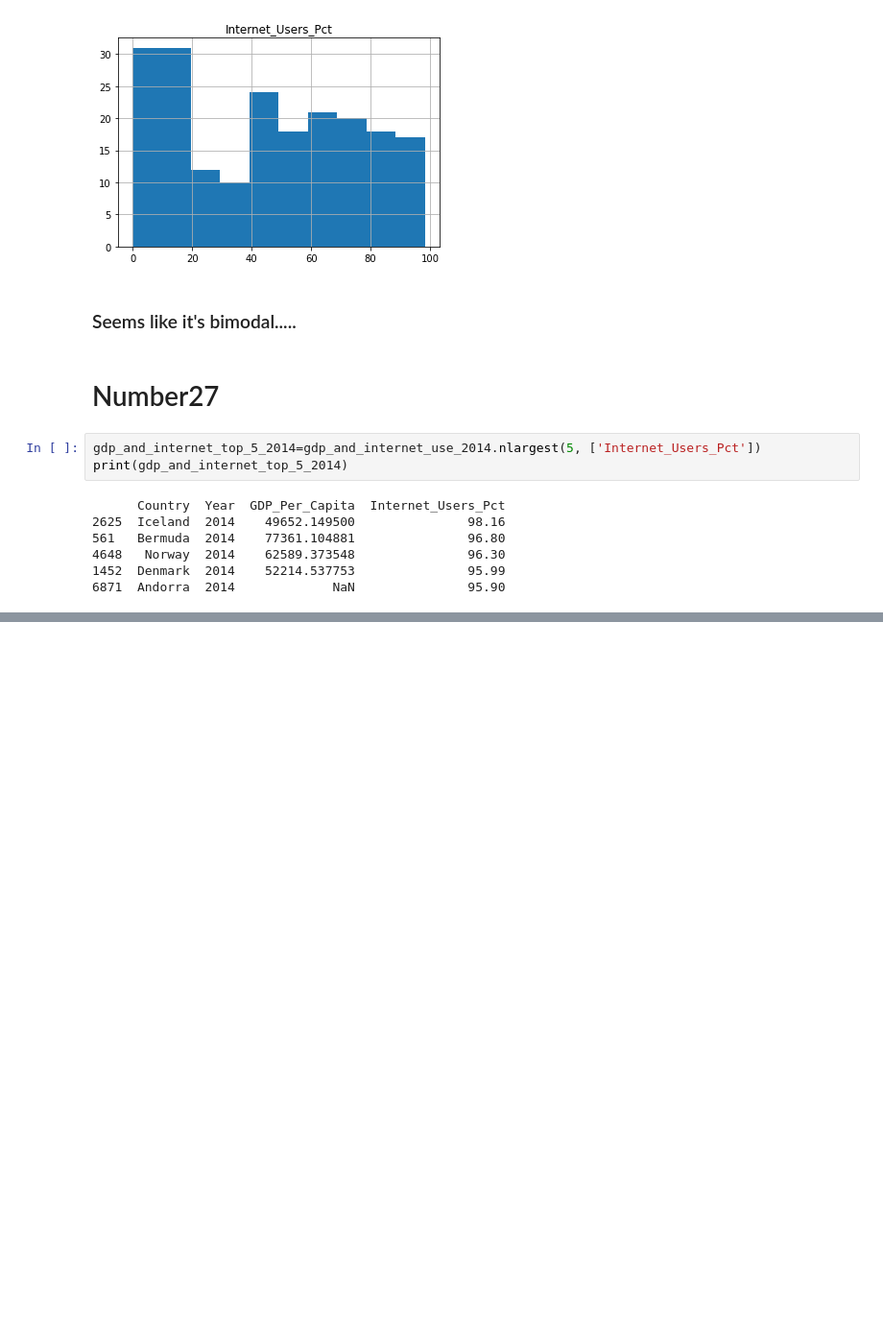
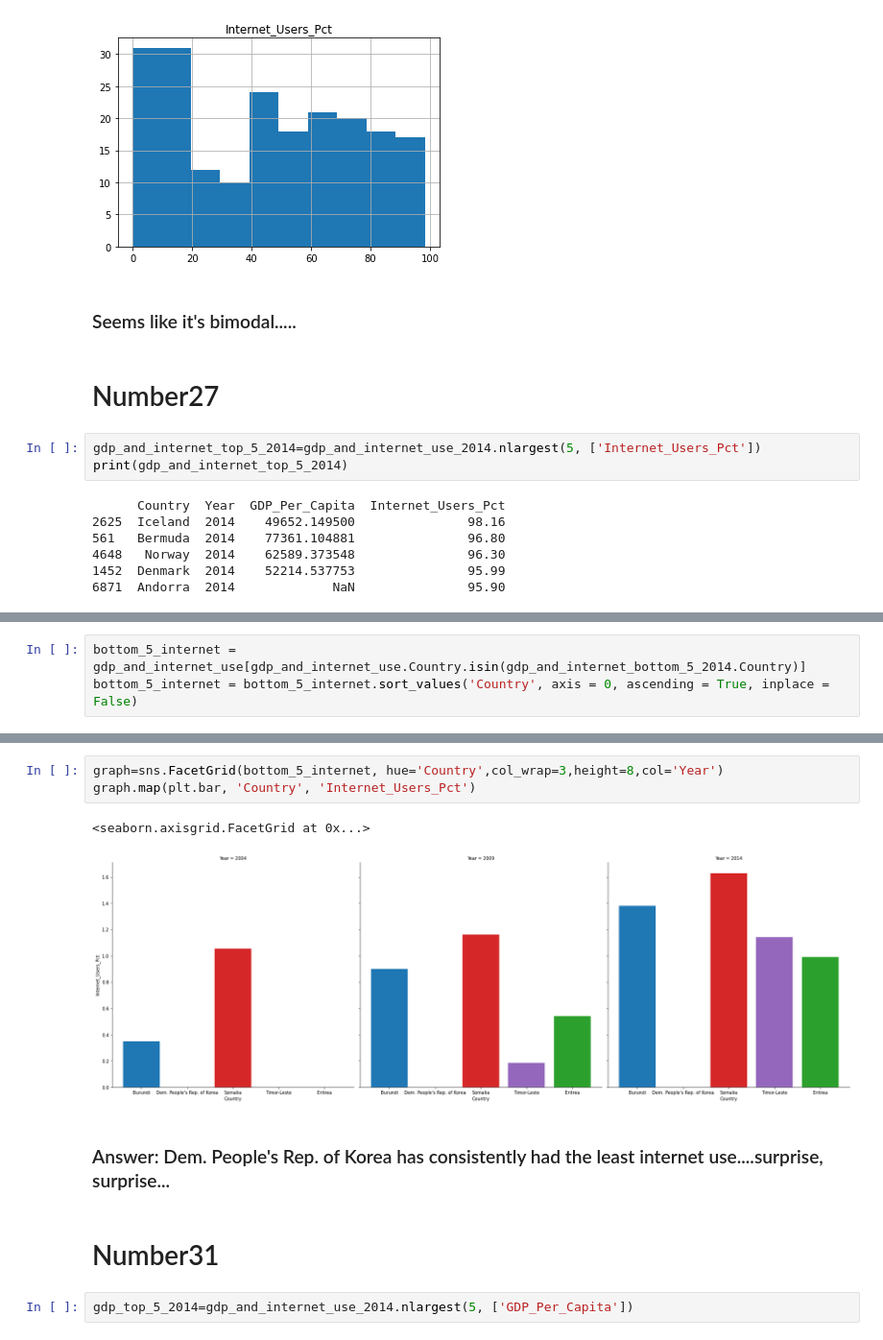
Before and after one commit to NSS-Data-Analytics-Cohort-7/gdp-and-internet-usage-sgoolsby88, a Jupyter notebook: Notebook/gdp_and_internet_usage.ipynb, the cells around one changed output, grey strips where cells are left out. Shown at 96% size. Drawn from its saved outputs; the diff is of its cells as text; blank space fills up the shorter version.

```diff
--- a/Notebook/gdp_and_internet_usage.ipynb
+++ b/Notebook/gdp_and_internet_usage.ipynb
@@ -367,0 +381,3 @@ AttributeError: module 'matplotlib' has no attribute 'bar'
+# %%
+bottom_5_internet = gdp_and_internet_use[gdp_and_internet_use.Country.isin(gdp_and_internet_bottom_5_2014.Country)]
+bottom_5_internet = bottom_5_internet.sort_values('Country', axis = 0, ascending = True, inplace = False)
@@ -367,0 +402,12 @@ AttributeError: module 'matplotlib' has no attribute 'bar'
+# %%
+graph=sns.FacetGrid(bottom_5_internet, hue='Country',col_wrap=3,height=8,col='Year')
+graph.map(plt.bar, 'Country', 'Internet_Users_Pct')
+# %% [output]
+<seaborn.axisgrid.FacetGrid at 0x...>
+[figure, added]
+# %% [markdown]
+### Answer: Dem. People's Rep. of Korea has consistently had the least internet use....surprise, surprise...
+# %% [markdown]
+# Number31
+# %%
+gdp_top_5_2014=gdp_and_internet_use_2014.nlargest(5, ['GDP_Per_Capita'])
```
Also changed, not shown: parts of 20 cells of this notebook.
